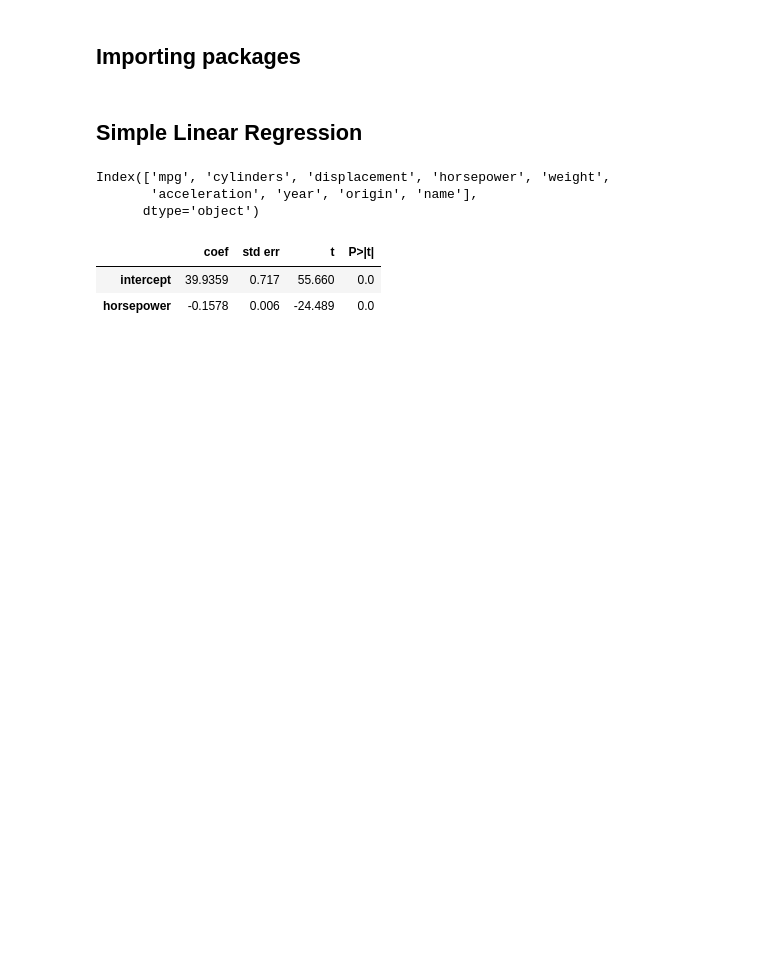
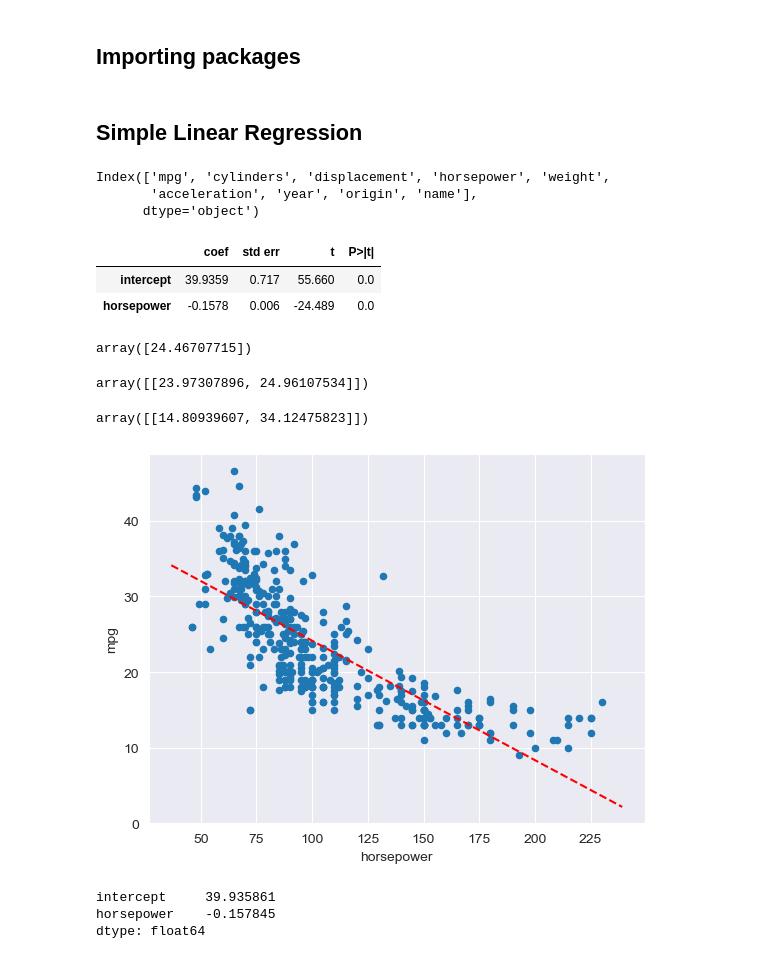
Before and after one commit to WanomiR/isl, a Jupyter notebook: notebooks/3_Exs_Linear_Regression.ipynb, the cells around one changed output. Saved outputs shown, nothing was run; the diff lists cells and outputs as text; code cells hidden in the pictures; blank space fills up the shorter version.

```diff
--- a/notebooks/3_Exs_Linear_Regression.ipynb
+++ b/notebooks/3_Exs_Linear_Regression.ipynb
@@ -17,13 +24,47 @@ Index(['mpg', 'cylinders', 'displacement', 'horsepower', 'weight',
       dtype='object')
 # %%
 y = Auto["mpg"]
-X = MS(["horsepower"]).fit_transform(Auto)
+design = MS(["horsepower"])
+X = design.fit_transform(Auto)
 
 model = sm.OLS(y, X)
-results = model.fit()
+results1 = model.fit()
 
-summarize(results)
+summarize(results1)
 # %% [output]
 |  | coef | std err | t | P>|t| |
 | intercept | 39.9359 | 0.717 | 55.660 | 0.0 |
 | horsepower | -0.1578 | 0.006 | -24.489 | 0.0 |
+# %%
+X_new = pd.DataFrame({"horsepower": [98]})
+X_new = design.transform(X_new)
+
+y_new = results1.get_prediction(X_new)
+y_new.predicted
+# %% [output]
+array([24.46707715])
+# %%
+y_new.conf_int(alpha=.05)
+# %% [output]
+array([[23.97307896, 24.96107534]])
+# %%
+y_new.conf_int(obs=True, alpha=.05)
+# %% [output]
+array([[14.80939607, 34.12475823]])
+# %%
+def abline(ax, b, m, *args, **kwargs):
+    """Add a line with slope m and intercept b to ax"""
+    xlim = ax.get_xlim()
+    ylim = [m * xlim[0] + b, m * xlim[1] + b]
+    ax.plot(xlim, ylim, *args, **kwargs)
+# %%
+ax = Auto.plot.scatter("horsepower", "mpg")
+abline(ax, results1.params[0], results1.params[1], "r--")
+# %% [output]
+[figure, added]
+# %%
+results1.params
+# %% [output]
+intercept     39.935861
+horsepower    -0.157845
+dtype: float64
```
Also changed, not shown: parts of 17 cells of this notebook.
